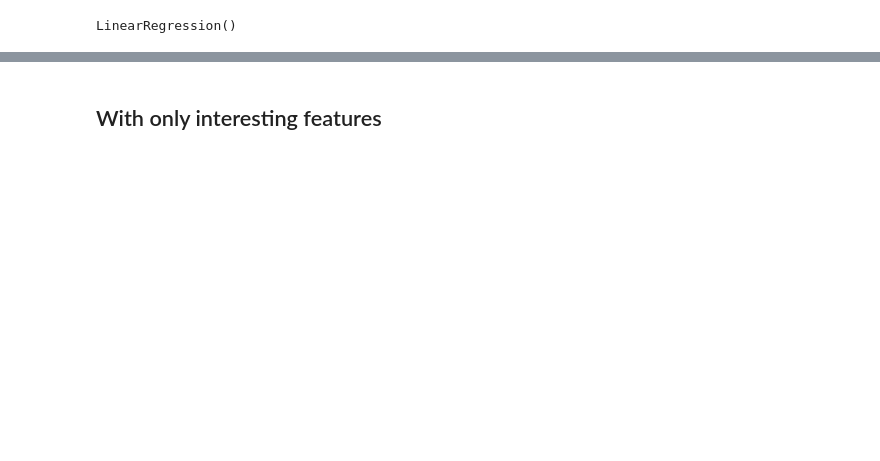
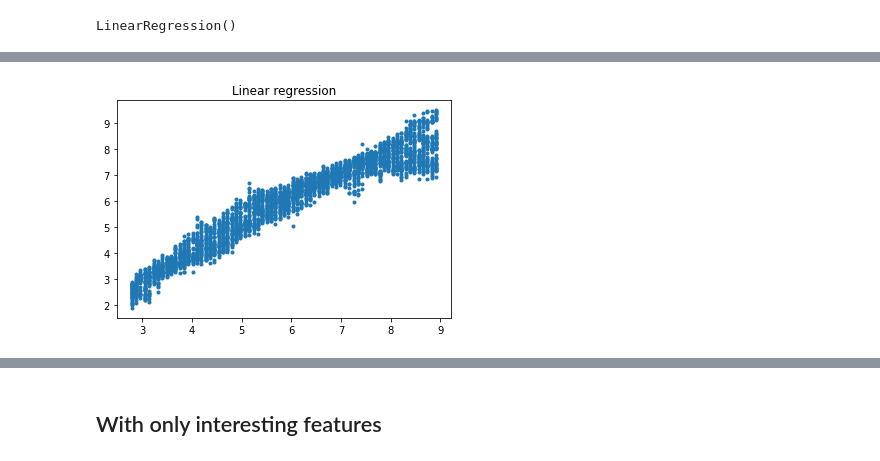
Before and after one commit to maylin007/PIP-G2, a Jupyter notebook: g2_machine_learning_linear_regression_Salome.ipynb, the cells around one changed output, grey strips where cells are left out. Saved outputs shown, nothing was run; the diff lists cells and outputs as text; code cells hidden in the pictures; blank space fills up the shorter version.

```diff
--- a/g2_machine_learning_linear_regression_Salome.ipynb
+++ b/g2_machine_learning_linear_regression_Salome.ipynb
@@ -75,6 +73,6 @@ loc_iniatiator_y =  -0.5548735684921144  * loc_initiator_x +  3.6697196927161606
 # %%
-# data without target 184
-data_lr = data.drop(data[(data['target'] == 184)].index)
+# data without target 171
+data_lr = data.drop(data[(data['target'] == 171)].index)
 X = data_lr.drop(['loc_initiator_y', 'loc_initiator_x'], axis=1)
 y = data_lr.loc_initiator_y
 
@@ -96,8 +94,8 @@ print(y_test.shape)
 from sklearn.linear_model import LinearRegression
 from sklearn.metrics import mean_squared_error
 
-linear_model = LinearRegression()
-linear_model.fit(X_train, y_train)
+linear_model_y = LinearRegression()
+linear_model_y.fit(X_train, y_train)
 # %% [output]
 LinearRegression()
 # %%
@@ -146,0 +154,6 @@ The MSE is approximatly equal to 1 and the R-squared approximatly 1, this means
+# %%
+plt.plot(y, linear_model_y.predict(X),'.')
+plt.title("Linear regression")
+plt.show()
+# %% [output]
+[figure, added]
```
Also changed, not shown: parts of 54 cells of this notebook.
